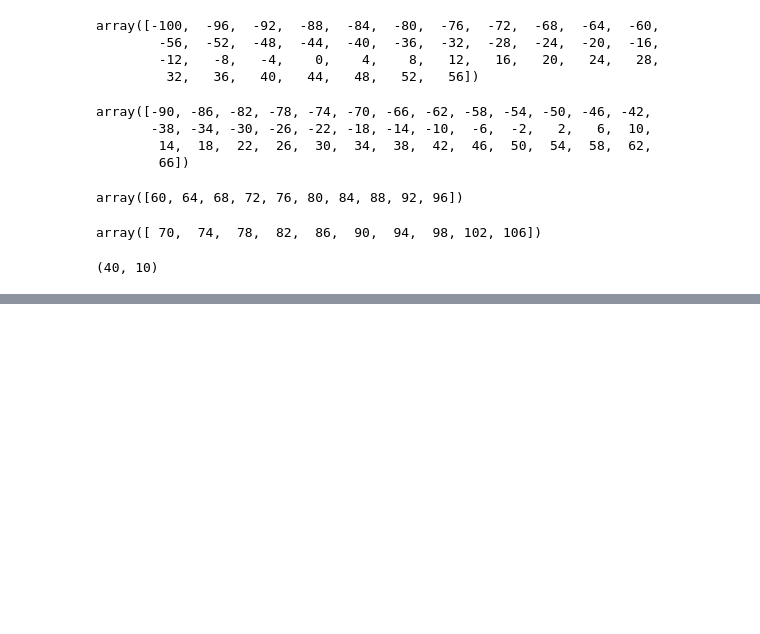
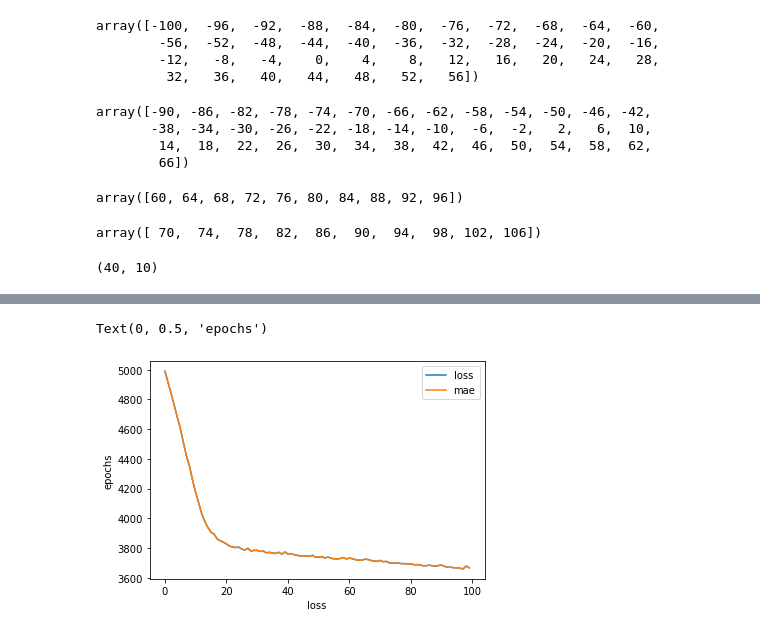
Before and after one commit to jessemensa/TensorFlowGuide, a Jupyter notebook: lesson2.ipynb, the cells around one changed output, grey strips where cells are left out. Drawn from its saved outputs; the diff is of its cells as text; code cells hidden in the pictures; blank space fills up the shorter version.

```diff
--- a/lesson2.ipynb
+++ b/lesson2.ipynb
@@ -296,0 +446,2 @@ len(X_train), len(X_test)
+# %%
+history2 = insuranceModel1.fit(X_train, y_train, epochs=100, verbose=0)
@@ -296,0 +454,8 @@ len(X_train), len(X_test)
+# %%
+# PLOT THE MODEL TRAINED ON 200 EPOCHS VISUALLY
+pd.DataFrame(history2.history).plot()
+plt.xlabel("loss")
+plt.ylabel("epochs")
+# %% [output]
+Text(0, 0.5, 'epochs')
+[figure, added]
```
Also changed, not shown: parts of 40 cells of this notebook, 1 other file.
